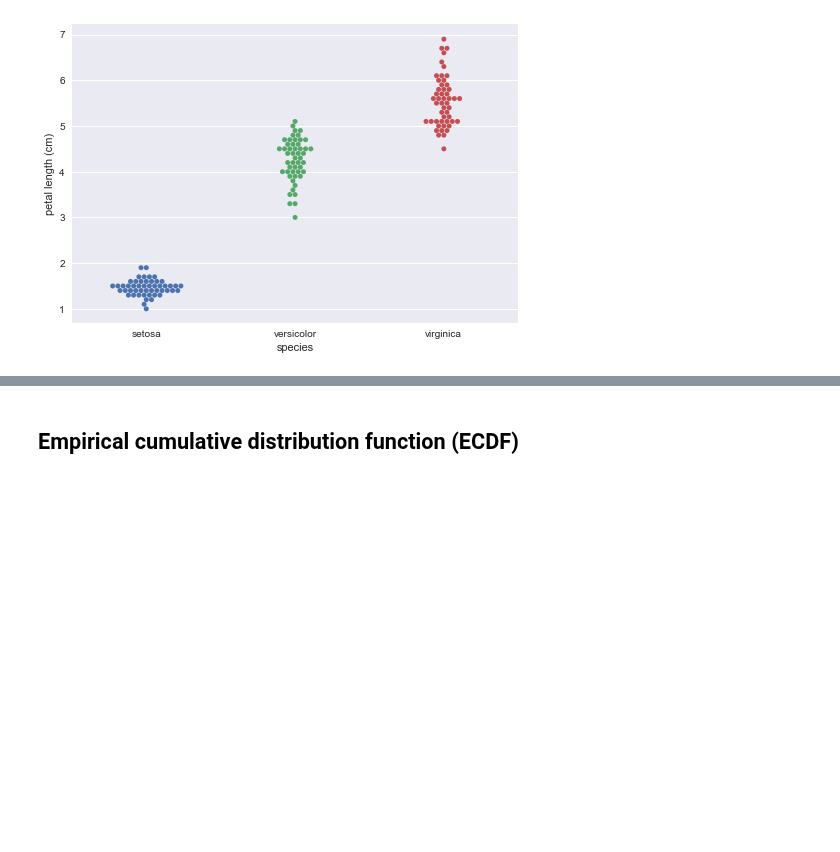
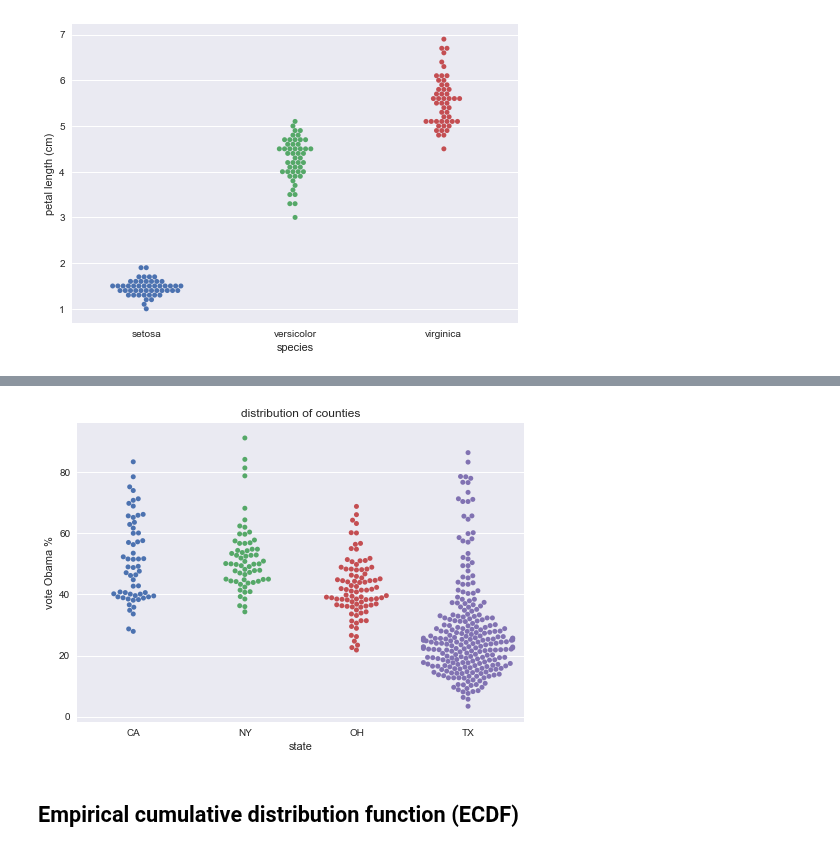
Before and after one commit to woosa7/PythonDataAnalytics, a Jupyter notebook: pystudy/DataCamp08.ipynb, the cells around one changed output, grey strips where cells are left out. Cells and saved outputs as stored; diff of their text form; code cells hidden in the pictures; blank space fills up the shorter version.

```diff
--- a/pystudy/DataCamp08.ipynb
+++ b/pystudy/DataCamp08.ipynb
@@ -121,0 +123,5 @@ plt.show()
+# %%
+df = pd.read_csv('data/election2012.csv')
+states = (df['state'] == 'CA') | (df['state'] == 'NY') | (df['state'] == 'OH') | (df['state'] == 'TX')
+df2012 = df.loc[states]
+df2012.head()
@@ -122,3 +135,11 @@ plt.show()
+# %%
+_ = sb.swarmplot(x='state', y='Obama', data=df2012)
+_ = plt.xlabel('state')
+_ = plt.ylabel('vote Obama %')
+_ = plt.title('distribution of counties')
+plt.show()
+# %% [output]
+[figure, added]
 # %% [markdown]
 ## Empirical cumulative distribution function (ECDF)
 # %%
```
Also changed, not shown: parts of 25 cells of this notebook, 1 other file.
